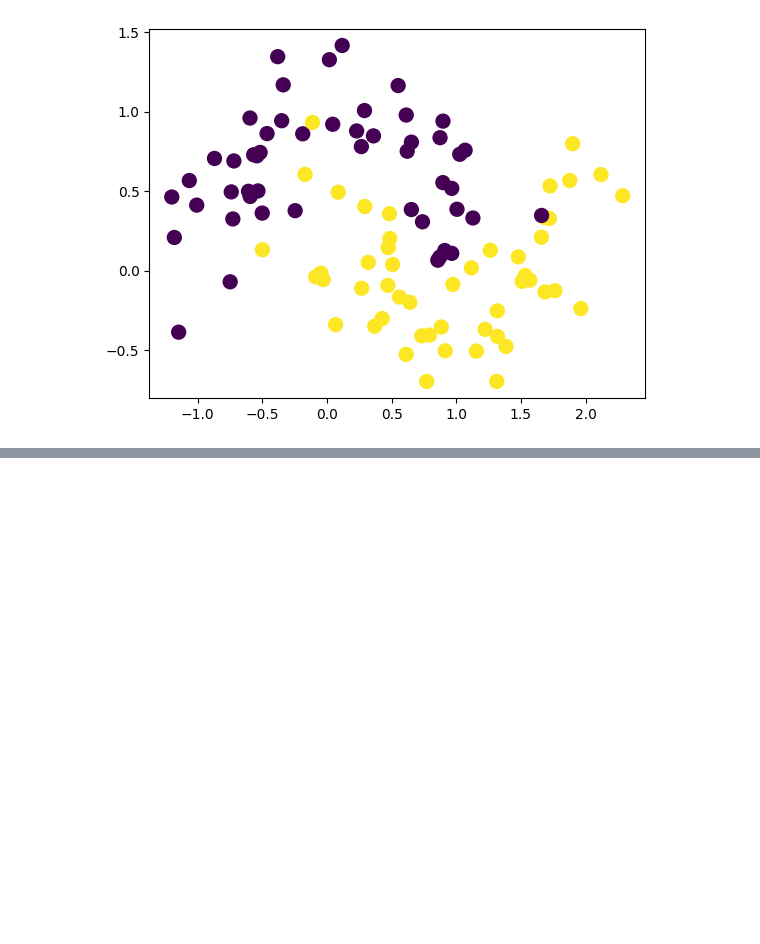
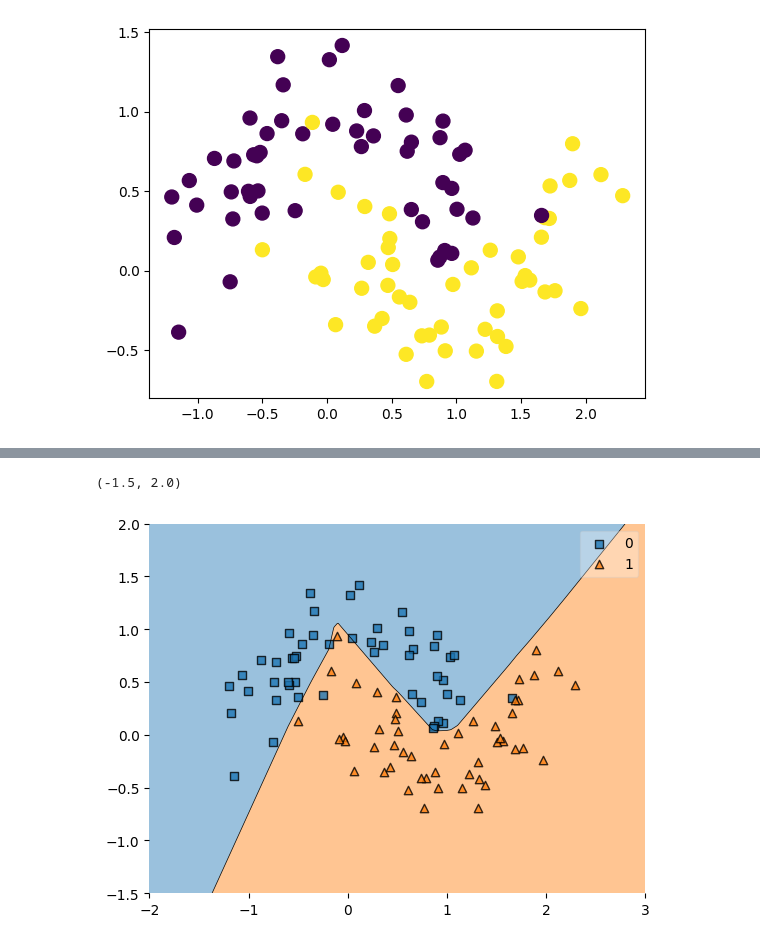
Before and after one commit to ajaykumar080286/DeepLearning, a Jupyter notebook: RegularizationL2.ipynb, the cells around one changed output, grey strips where cells are left out. Cells and saved outputs as stored; diff of their text form; code cells hidden in the pictures; blank space fills up the shorter version.

```diff
--- a/RegularizationL2.ipynb
+++ b/RegularizationL2.ipynb
@@ -24,0 +73,12 @@ plt.scatter(X[:,0], X[:,1],c=y,s=100)
+# %%
+model1=Sequential()
+
+model1.add(Dense(128, activation='relu', input_dim=2, kernel_regularizer=keras.regularizers.L2(0.001)))
+#model1.add(Dense(128, activation='relu', input_dim=2, kernel_regularizer=keras.regularizers.L1(0.001)))
+
+model1.add(Dense(128, activation='relu',kernel_regularizer=keras.regularizers.L2(0.001)))
+#model1.add(Dense(128, activation='relu',kernel_regularizer=keras.regularizers.L1(0.001)))
+
+model1.add(Dense(1, activation='sigmoid'))
+
+model1.summary()
@@ -24,0 +99,11 @@ plt.scatter(X[:,0], X[:,1],c=y,s=100)
+# %%
+adam = Adam(learning_rate=0.01)
+
+model1.compile(optimizer=adam, loss='binary_crossentropy', metrics=['accuracy'])
+# %%
+history=model1.fit(X,y,epochs=1500, validation_split=0.2,verbose=0)
+# %%
+plot_decision_regions(X,y ,clf=model1)
+plt.xlim(-2,3)
+plt.ylim(-1.5,2)
+# %% [output]
@@ -24,0 +111,2 @@ plt.scatter(X[:,0], X[:,1],c=y,s=100)
+(-1.5, 2.0)
+[figure, added]
```
Also changed, not shown: parts of 18 cells of this notebook.
